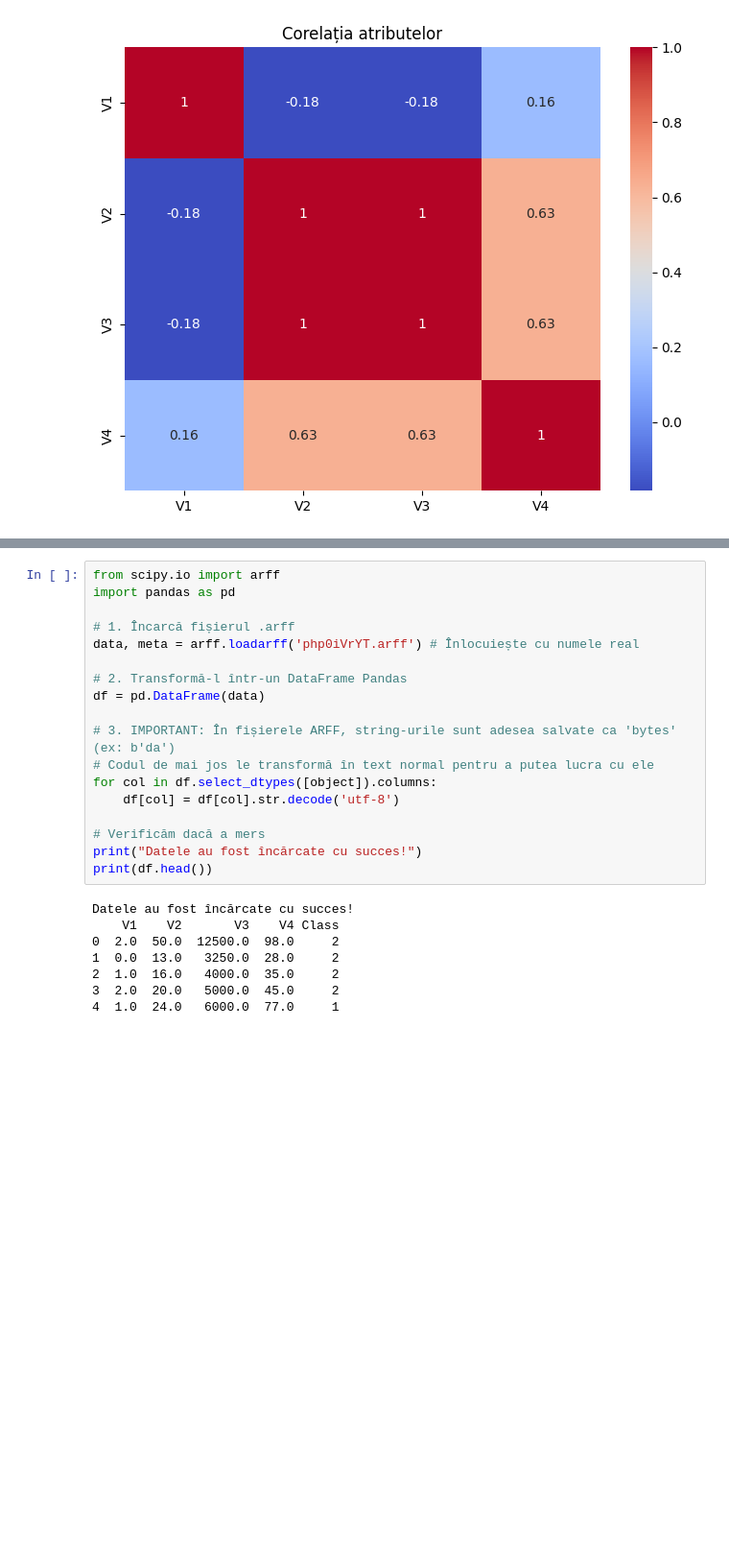
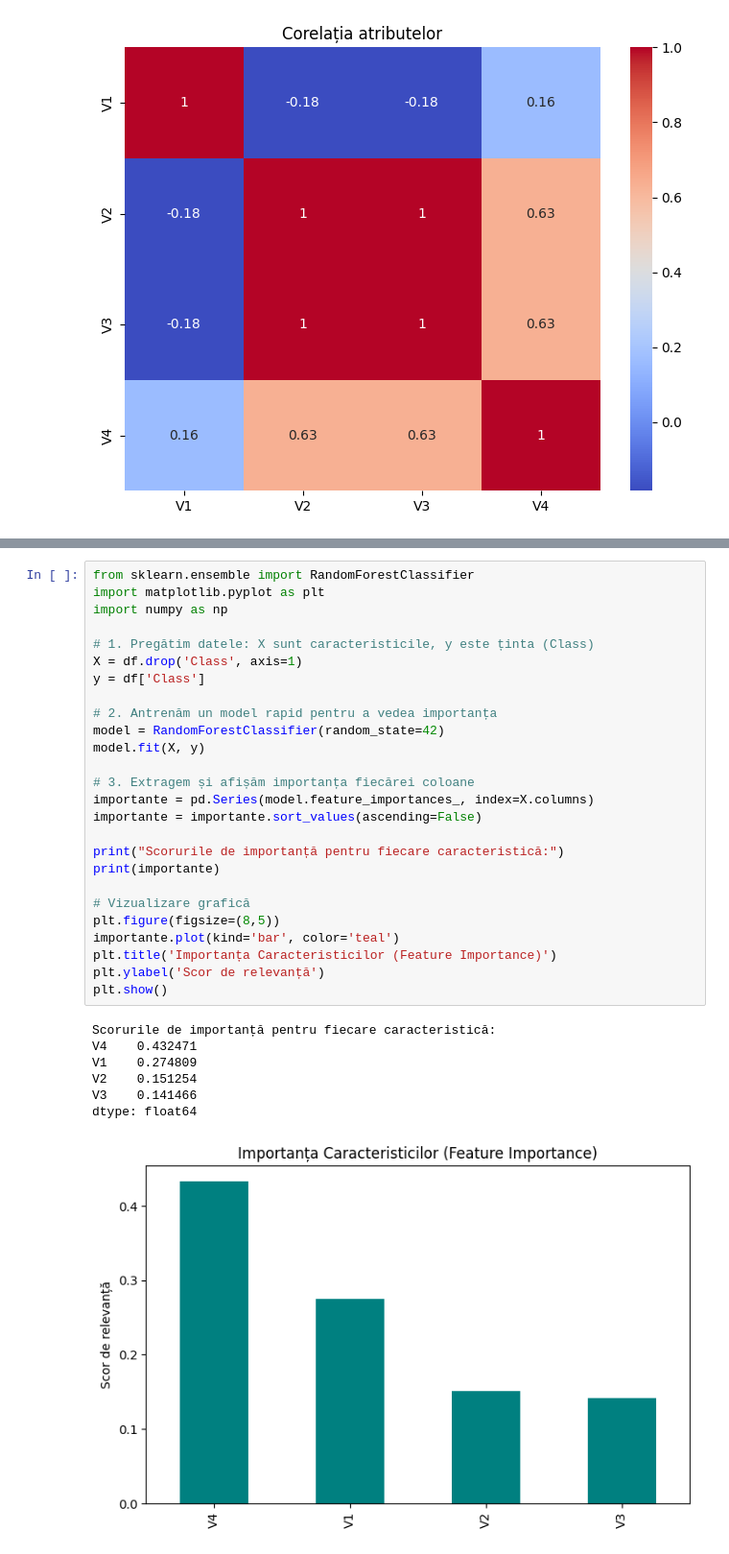
Before and after one commit to Raul124-afk/Proiect_sistemeInteligente, a Jupyter notebook: proiect_analiza.ipynb, the cells around one changed output, grey strips where cells are left out. Shown at 96% size. Cells and saved outputs as stored; diff of their text form; blank space fills up the shorter version.

Commit message:
importanta caracteristicilor

```diff
--- a/proiect_analiza.ipynb
+++ b/proiect_analiza.ipynb
@@ -66,26 +92,34 @@ Statistici descriptive:
-# %%
-from scipy.io import arff
-import pandas as pd
-
-# 1. Încarcă fișierul .arff
-data, meta = arff.loadarff('php0iVrYT.arff') # Înlocuiește cu numele real
-
-# 2. Transformă-l într-un DataFrame Pandas
-df = pd.DataFrame(data)
-
-# 3. IMPORTANT: În fișierele ARFF, string-urile sunt adesea salvate ca 'bytes' (ex: b'da')
-# Codul de mai jos le transformă în text normal pentru a putea lucra cu ele
-for col in df.select_dtypes([object]).columns:
-    df[col] = df[col].str.decode('utf-8')
-
-# Verificăm dacă a mers
-print("Datele au fost încărcate cu succes!")
-print(df.head())
-# %% [output]
-Datele au fost încărcate cu succes!
-    V1    V2       V3    V4 Class
-0  2.0  50.0  12500.0  98.0     2
-1  0.0  13.0   3250.0  28.0     2
-2  1.0  16.0   4000.0  35.0     2
-3  2.0  20.0   5000.0  45.0     2
-4  1.0  24.0   6000.0  77.0     1
+# %%
+from sklearn.ensemble import RandomForestClassifier
+import matplotlib.pyplot as plt
+import numpy as np
+
+# 1. Pregătim datele: X sunt caracteristicile, y este ținta (Class)
+X = df.drop('Class', axis=1)
+y = df['Class']
+
+# 2. Antrenăm un model rapid pentru a vedea importanța
+model = RandomForestClassifier(random_state=42)
+model.fit(X, y)
+
+# 3. Extragem și afișăm importanța fiecărei coloane
+importante = pd.Series(model.feature_importances_, index=X.columns)
+importante = importante.sort_values(ascending=False)
+
+print("Scorurile de importanță pentru fiecare caracteristică:")
+print(importante)
+
+# Vizualizare grafică
+plt.figure(figsize=(8,5))
+importante.plot(kind='bar', color='teal')
+plt.title('Importanța Caracteristicilor (Feature Importance)')
+plt.ylabel('Scor de relevanță')
+plt.show()
+# %% [output]
+Scorurile de importanță pentru fiecare caracteristică:
+V4    0.432471
+V1    0.274809
+V2    0.151254
+V3    0.141466
+dtype: float64
+[figure, added]
```
Also changed, not shown: parts of 5 cells of this notebook, 1 other file.
